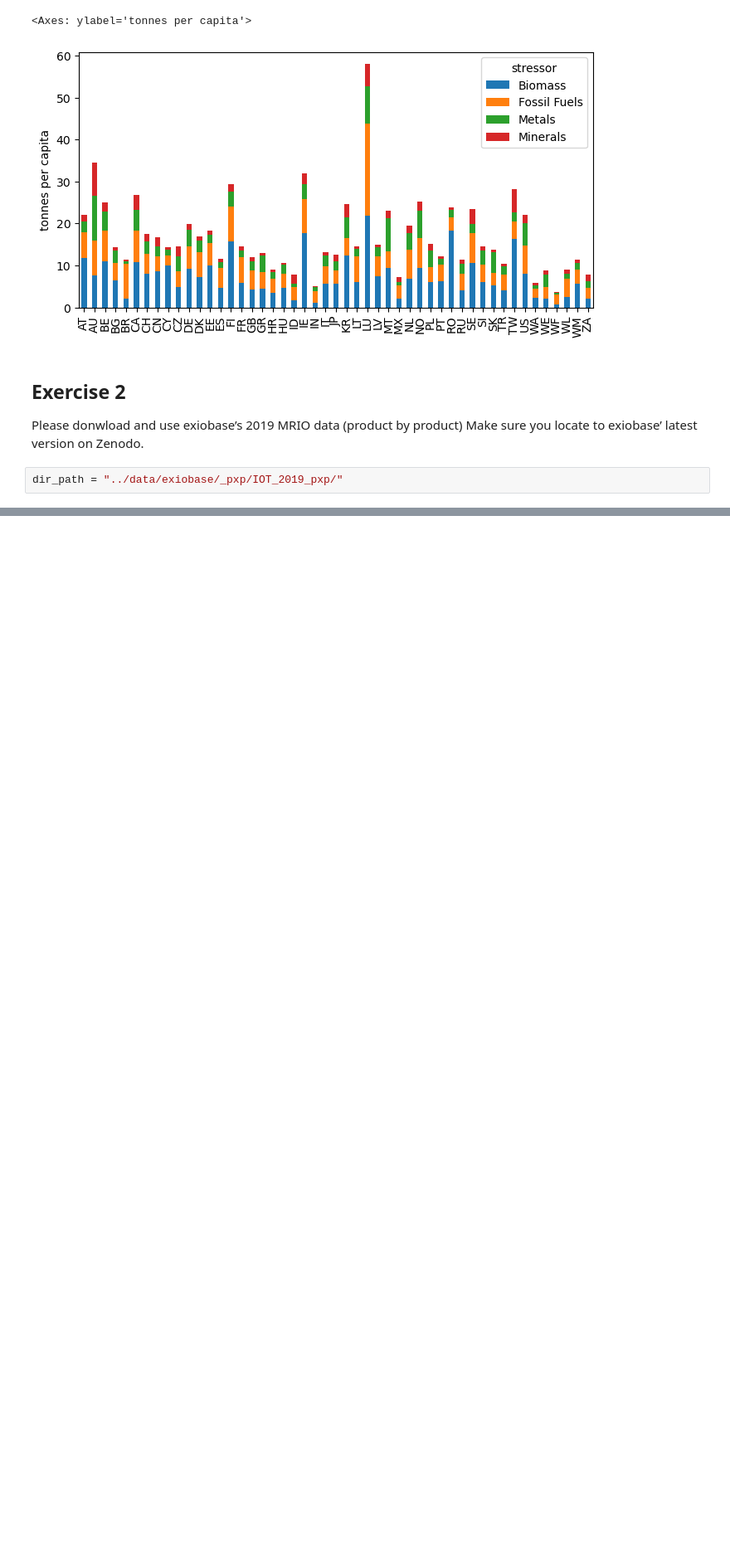
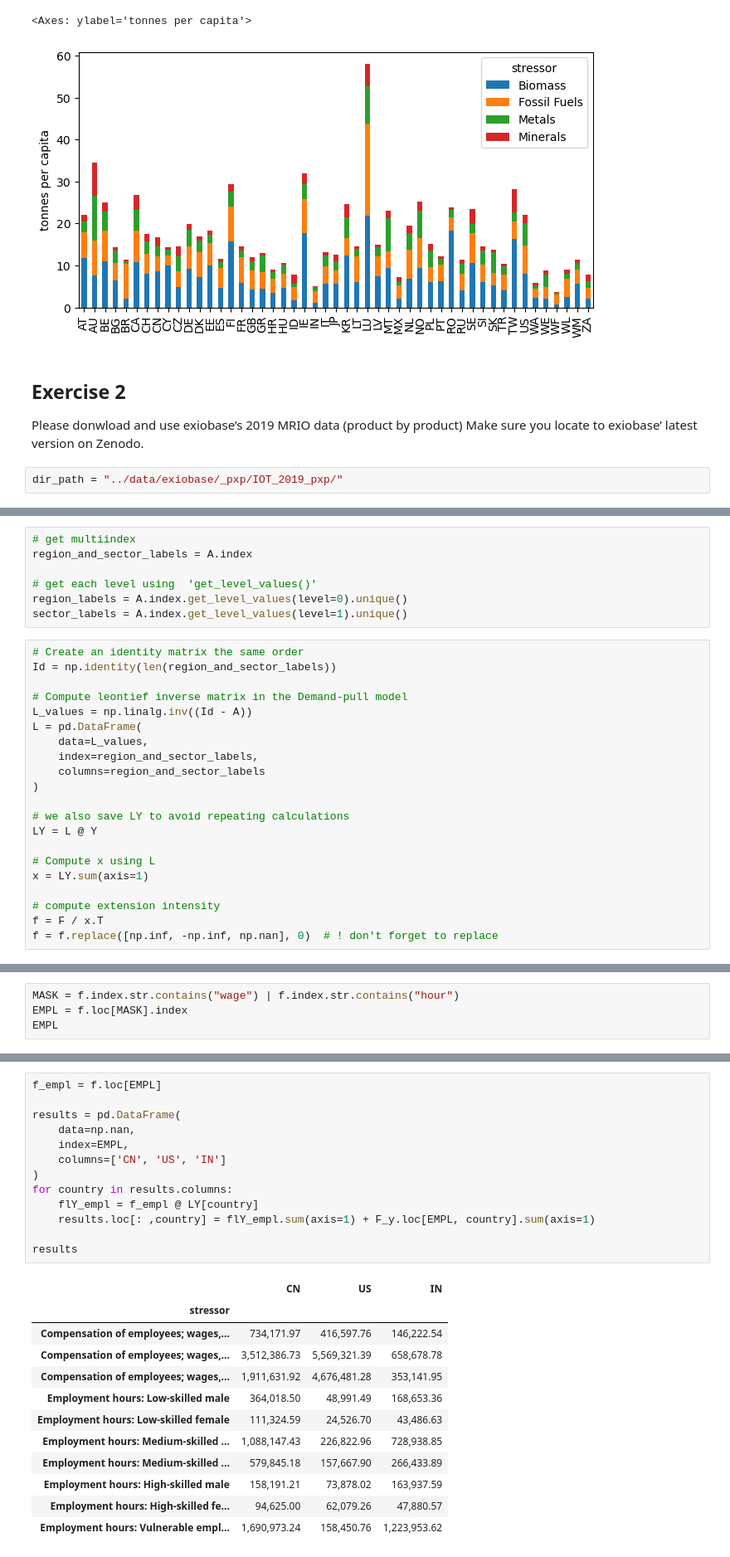
Before and after one commit to adrien-perello/EEIOA, a Jupyter notebook: scripts/08_mock_exam_extra.ipynb, the cells around one changed output, grey strips where cells are left out. Shown at 83% size. Saved outputs shown, nothing was run; the diff lists cells and outputs as text; blank space fills up the shorter version.

```diff
--- a/scripts/08_mock_exam_extra.ipynb
+++ b/scripts/08_mock_exam_extra.ipynb
@@ -686 +695,29 @@ dir_path = "../data/exiobase/_pxp/IOT_2019_pxp/"
+# %%
+# get multiindex
+region_and_sector_labels = A.index
+
+# get each level using  'get_level_values()'
+region_labels = A.index.get_level_values(level=0).unique()
+sector_labels = A.index.get_level_values(level=1).unique()
+# %%
+# Create an identity matrix the same order
+Id = np.identity(len(region_and_sector_labels))
+
+# Compute leontief inverse matrix in the Demand-pull model
+L_values = np.linalg.inv((Id - A))
+L = pd.DataFrame(
+    data=L_values,
+    index=region_and_sector_labels,
+    columns=region_and_sector_labels
+)
+
+# we also save LY to avoid repeating calculations
+LY = L @ Y
+
+# Compute x using L
+x = LY.sum(axis=1)
+
+# compute extension intensity
+f = F / x.T
+f = f.replace([np.inf, -np.inf, np.nan], 0)  # ! don't forget to replace
 # %% [markdown]
@@ -695,0 +984,4 @@ dir_path = "../data/exiobase/_pxp/IOT_2019_pxp/"
+# %%
+MASK = f.index.str.contains("wage") | f.index.str.contains("hour")
+EMPL = f.loc[MASK].index
+EMPL
@@ -695,0 +1000,26 @@ dir_path = "../data/exiobase/_pxp/IOT_2019_pxp/"
+# %%
+f_empl = f.loc[EMPL]
+
+results = pd.DataFrame(
+    data=np.nan,
+    index=EMPL,
+    columns=['CN', 'US', 'IN']
+)
+for country in results.columns:
+    flY_empl = f_empl @ LY[country]
+    results.loc[: ,country] = flY_empl.sum(axis=1) + F_y.loc[EMPL, country].sum(axis=1)
+
+results
+# %% [output]
+|  | CN | US | IN |
+| stressor |  |  |  |
+| Compensation of employees; wages,... | 734,171.97 | 416,597.76 | 146,222.54 |
+| Compensation of employees; wages,... | 3,512,386.73 | 5,569,321.39 | 658,678.78 |
+| Compensation of employees; wages,... | 1,911,631.92 | 4,676,481.28 | 353,141.95 |
+| Employment hours: Low-skilled male | 364,018.50 | 48,991.49 | 168,653.36 |
+| Employment hours: Low-skilled female | 111,324.59 | 24,526.70 | 43,486.63 |
+| Employment hours: Medium-skilled ... | 1,088,147.43 | 226,822.96 | 728,938.85 |
+| Employment hours: Medium-skilled ... | 579,845.18 | 157,667.90 | 266,433.89 |
+| Employment hours: High-skilled male | 158,191.21 | 73,878.02 | 163,937.59 |
+| Employment hours: High-skilled fe... | 94,625.00 | 62,079.26 | 47,880.57 |
+| Employment hours: Vulnerable empl... | 1,690,973.24 | 158,450.76 | 1,223,953.62 |
```
Also changed, not shown: parts of 21 cells of this notebook.
